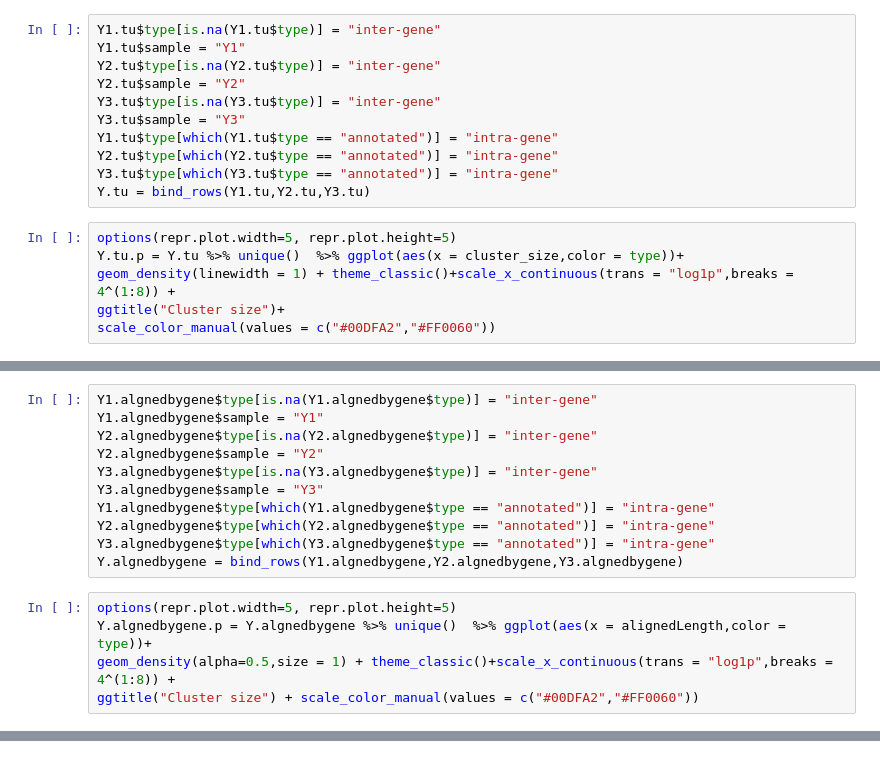
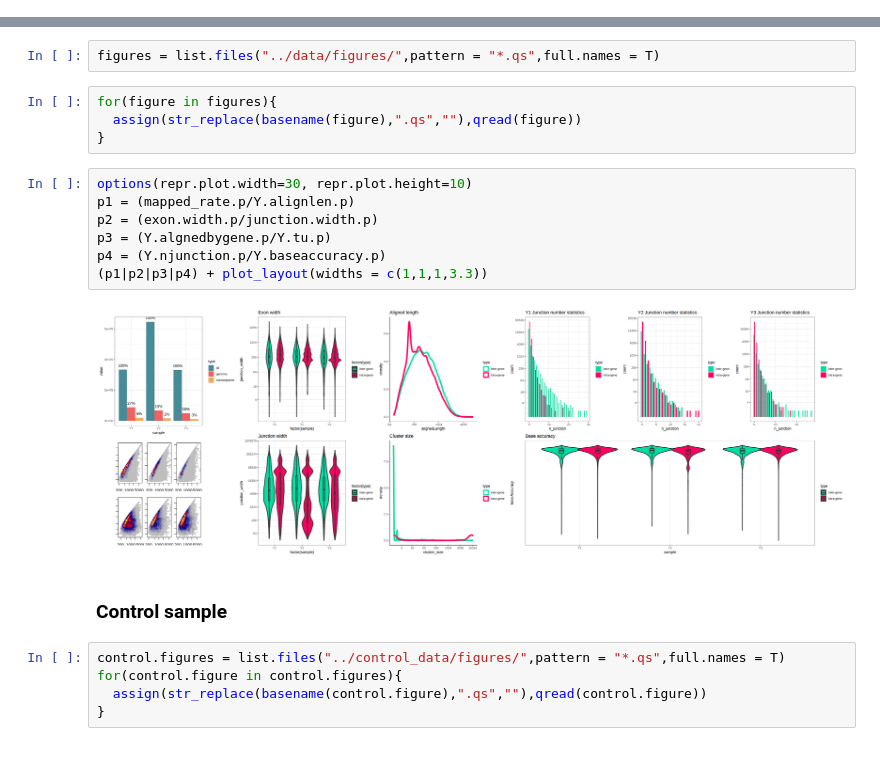
Before and after one commit to HongYhong/smart-seq-longreads, a Jupyter notebook: scripts/plot.R.ipynb, the cells around one changed output, grey strips where cells are left out. Drawn from its saved outputs; the diff is of its cells as text.

Commit message:
update plots scripts 230823

```diff
--- a/scripts/plot.R.ipynb
+++ b/scripts/plot.R.ipynb
@@ -188,17 +0,0 @@ Y3.tu = vroom("../data/Y3.cluster.tsv")})
-# %%
-Y1.tu$type[is.na(Y1.tu$type)] = "inter-gene"
-Y1.tu$sample = "Y1"
-Y2.tu$type[is.na(Y2.tu$type)] = "inter-gene"
-Y2.tu$sample = "Y2"
-Y3.tu$type[is.na(Y3.tu$type)] = "inter-gene"
-Y3.tu$sample = "Y3"
-Y1.tu$type[which(Y1.tu$type == "annotated")] = "intra-gene"
-Y2.tu$type[which(Y2.tu$type == "annotated")] = "intra-gene"
-Y3.tu$type[which(Y3.tu$type == "annotated")] = "intra-gene"
-Y.tu = bind_rows(Y1.tu,Y2.tu,Y3.tu)
-# %%
-options(repr.plot.width=5, repr.plot.height=5)
-Y.tu.p = Y.tu %>% unique()  %>% ggplot(aes(x = cluster_size,color = type))+
-geom_density(linewidth = 1) + theme_classic()+scale_x_continuous(trans = "log1p",breaks = 4^(1:8)) +
-ggtitle("Cluster size")+
-scale_color_manual(values = c("#00DFA2","#FF0060"))
@@ -215,16 +0,0 @@ Y3.algnedbygene = vroom("../data/Y3.alignedlengthbygene.tsv")})
-# %%
-Y1.algnedbygene$type[is.na(Y1.algnedbygene$type)] = "inter-gene"
-Y1.algnedbygene$sample = "Y1"
-Y2.algnedbygene$type[is.na(Y2.algnedbygene$type)] = "inter-gene"
-Y2.algnedbygene$sample = "Y2"
-Y3.algnedbygene$type[is.na(Y3.algnedbygene$type)] = "inter-gene"
-Y3.algnedbygene$sample = "Y3"
-Y1.algnedbygene$type[which(Y1.algnedbygene$type == "annotated")] = "intra-gene"
-Y2.algnedbygene$type[which(Y2.algnedbygene$type == "annotated")] = "intra-gene"
-Y3.algnedbygene$type[which(Y3.algnedbygene$type == "annotated")] = "intra-gene"
-Y.algnedbygene = bind_rows(Y1.algnedbygene,Y2.algnedbygene,Y3.algnedbygene)
-# %%
-options(repr.plot.width=5, repr.plot.height=5)
-Y.algnedbygene.p = Y.algnedbygene %>% unique()  %>% ggplot(aes(x = alignedLength,color = type))+
-geom_density(alpha=0.5,size = 1) + theme_classic()+scale_x_continuous(trans = "log1p",breaks = 4^(1:8)) +
-ggtitle("Cluster size") + scale_color_manual(values = c("#00DFA2","#FF0060"))
@@ -234,0 +7,22 @@ Y.algnedbygene.p
+# %%
+figures = list.files("../data/figures/",pattern = "*.qs",full.names = T)
+# %%
+for(figure in figures){
+  assign(str_replace(basename(figure),".qs",""),qread(figure))
+}
+# %%
+options(repr.plot.width=30, repr.plot.height=10)
+p1 = (mapped_rate.p/Y.alignlen.p)
+p2 = (exon.width.p/junction.width.p)
+p3 = (Y.algnedbygene.p/Y.tu.p)
+p4 = (Y.njunction.p/Y.baseaccuracy.p)
+(p1|p2|p3|p4) + plot_layout(widths = c(1,1,1,3.3))
+# %% [output]
+[figure, added]
+# %% [markdown]
+### Control sample
+# %%
+control.figures = list.files("../control_data/figures/",pattern = "*.qs",full.names = T)
+for(control.figure in control.figures){
+  assign(str_replace(basename(control.figure),".qs",""),qread(control.figure))
+}
```
Also changed, not shown: parts of 35 cells of this notebook, 18 other files.
